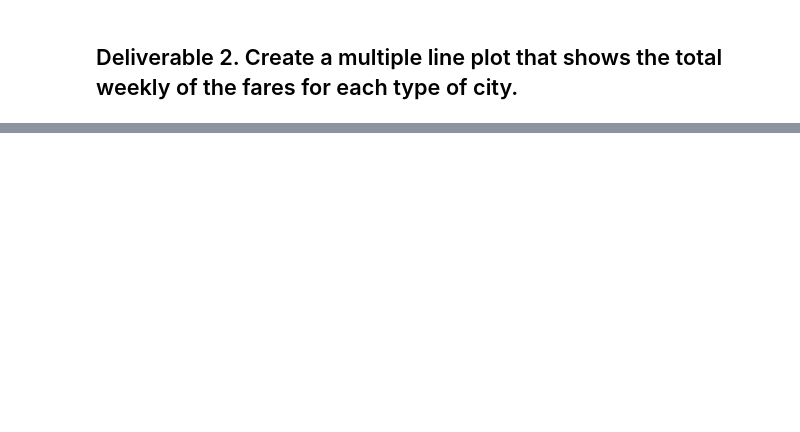
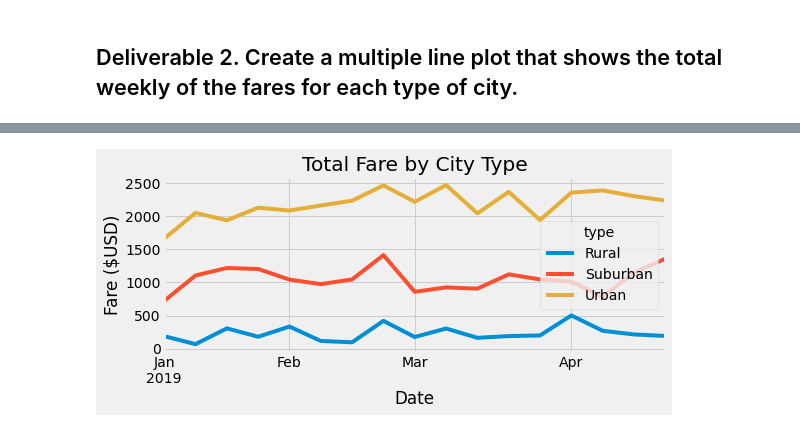
Before and after one commit to krystinmckee/pyber_analysis, a Jupyter notebook: PyBer_Challenge.ipynb, the cells around one changed output, grey strips where cells are left out. Drawn from its saved outputs; the diff is of its cells as text; code cells hidden in the pictures; blank space fills up the shorter version.

```diff
--- a/PyBer_Challenge.ipynb
+++ b/PyBer_Challenge.ipynb
@@ -141,3 +167,5 @@ pyber_summary_df.index.name = None
 # %%
 # 4. Create a pivot table with the 'date' as the index, the columns ='type', and values='fare'
 # to get the total fares for each type of city by the date.
+type_sum_fare = type_sum_fare.pivot(index="date", columns="type", values="fare")
+type_sum_fare
@@ -144,2 +187,5 @@ pyber_summary_df.index.name = None
 # %%
 # 5. Create a new DataFrame from the pivot table DataFrame using loc on the given dates, '2019-01-01':'2019-04-29'.
+
+type_sum_fare_jan_april = type_sum_fare.loc['2019-01-01':'2019-04-29']
+type_sum_fare_jan_april
@@ -146,5 +207,5 @@ pyber_summary_df.index.name = None
 # %%
 # 6. Set the "date" index to datetime datatype. This is necessary to use the resample() method in Step 8.
-# df.index = pd.to_datetime(df.index)
+type_sum_fare_jan_april.index = pd.to_datetime(type_sum_fare_jan_april.index)
 # %%
 # 7. Check that the datatype for the index is datetime using df.info()
@@ -151,2 +224,4 @@ pyber_summary_df.index.name = None
 # %%
 # 8. Create a new DataFrame using the "resample()" function by week 'W' and get the sum of the fares for each week.
+type_sum_fare_jan_april = type_sum_fare_jan_april.resample('W').sum()
+type_sum_fare_jan_april
@@ -153,7 +248,13 @@ pyber_summary_df.index.name = None
 # %%
 # 8. Using the object-oriented interface method, plot the resample DataFrame using the df.plot() function.
 
 # Import the style from Matplotlib.
 from matplotlib import style
 # Use the graph style fivethirtyeight.
 style.use('fivethirtyeight')
+
+type_sum_fare_jan_april.plot(title="Total Fare by City Type", xlabel="Date", ylabel="Fare ($USD)", figsize=(8,3))
+
+plt.savefig("Analysis/PyBer_fare_summary.png")
+# %% [output]
+[figure, added]
```
Also changed, not shown: parts of 14 cells of this notebook, 1 other file.
